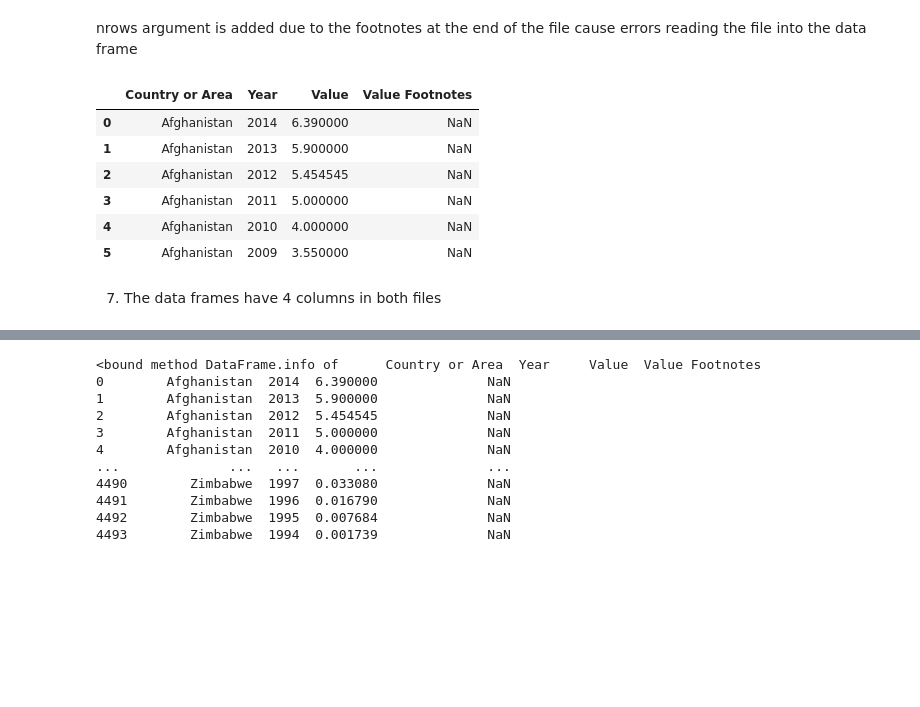
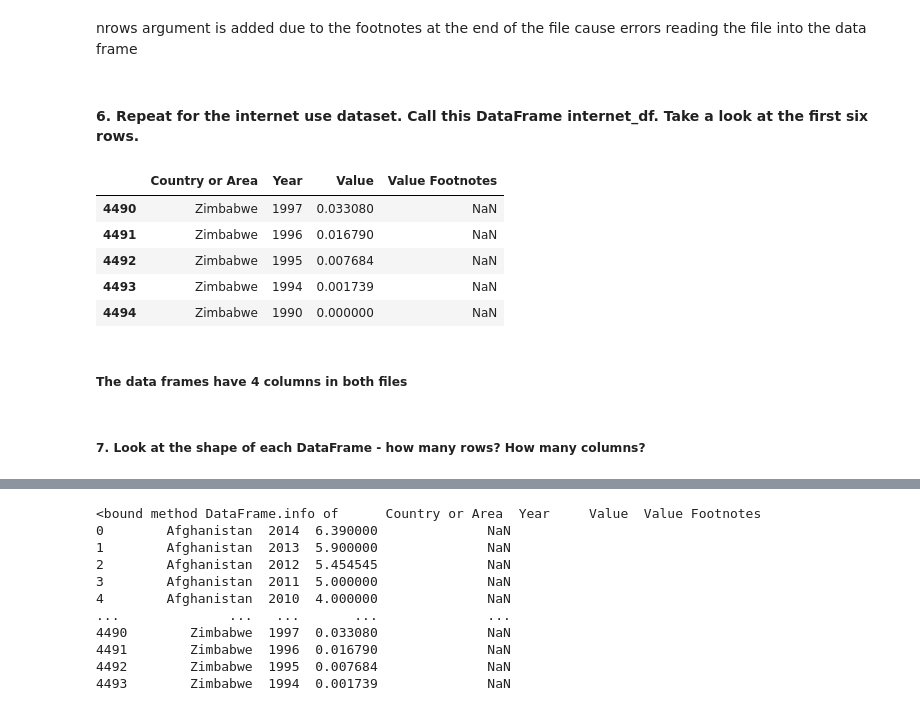
Before and after one commit to dpatelaqua/gdp-and-internet-usage-dpatelaqua_python, a Jupyter notebook: notebook/assignment.ipynb, the cells around one changed output, grey strips where cells are left out. Cells and saved outputs as stored; diff of their text form; code cells hidden in the pictures; blank space fills up the shorter version.

```diff
--- a/notebook/assignment.ipynb
+++ b/notebook/assignment.ipynb
@@ -28,19 +32,23 @@ gdp_df.head(n=6) #n=6 provides 6 rows of data instead of the standard 5 rows
 | 5 | Afghanistan | 2013 | 2264.317575 | NaN |
 # %% [markdown]
 nrows argument is added due to the footnotes at the end of the file cause errors reading the file into the data frame
+# %% [markdown]
+#### 6. Repeat for the internet use dataset. Call this DataFrame internet_df. Take a look at the first six rows.
 # %%
 internet_df =pd.read_csv('../data/internet_use.csv',nrows=4495)
 internet_df.head(n=6) #n=6 provides 6 rows of data instead of the standard 5 rows
+internet_df.tail()
 # %% [output]
 |  | Country or Area | Year | Value | Value Footnotes |
-| 0 | Afghanistan | 2014 | 6.390000 | NaN |
-| 1 | Afghanistan | 2013 | 5.900000 | NaN |
-| 2 | Afghanistan | 2012 | 5.454545 | NaN |
-| 3 | Afghanistan | 2011 | 5.000000 | NaN |
-| 4 | Afghanistan | 2010 | 4.000000 | NaN |
-| 5 | Afghanistan | 2009 | 3.550000 | NaN |
+| 4490 | Zimbabwe | 1997 | 0.033080 | NaN |
+| 4491 | Zimbabwe | 1996 | 0.016790 | NaN |
+| 4492 | Zimbabwe | 1995 | 0.007684 | NaN |
+| 4493 | Zimbabwe | 1994 | 0.001739 | NaN |
+| 4494 | Zimbabwe | 1990 | 0.000000 | NaN |
 # %% [markdown]
-7. The data frames have 4 columns in both files
+##### The data frames have 4 columns in both files
+# %% [markdown]
+##### 7. Look at the shape of each DataFrame - how many rows? How many columns?
 # %%
 gdp_df.info
 # %% [output]
```
Also changed, not shown: parts of 68 cells of this notebook.
